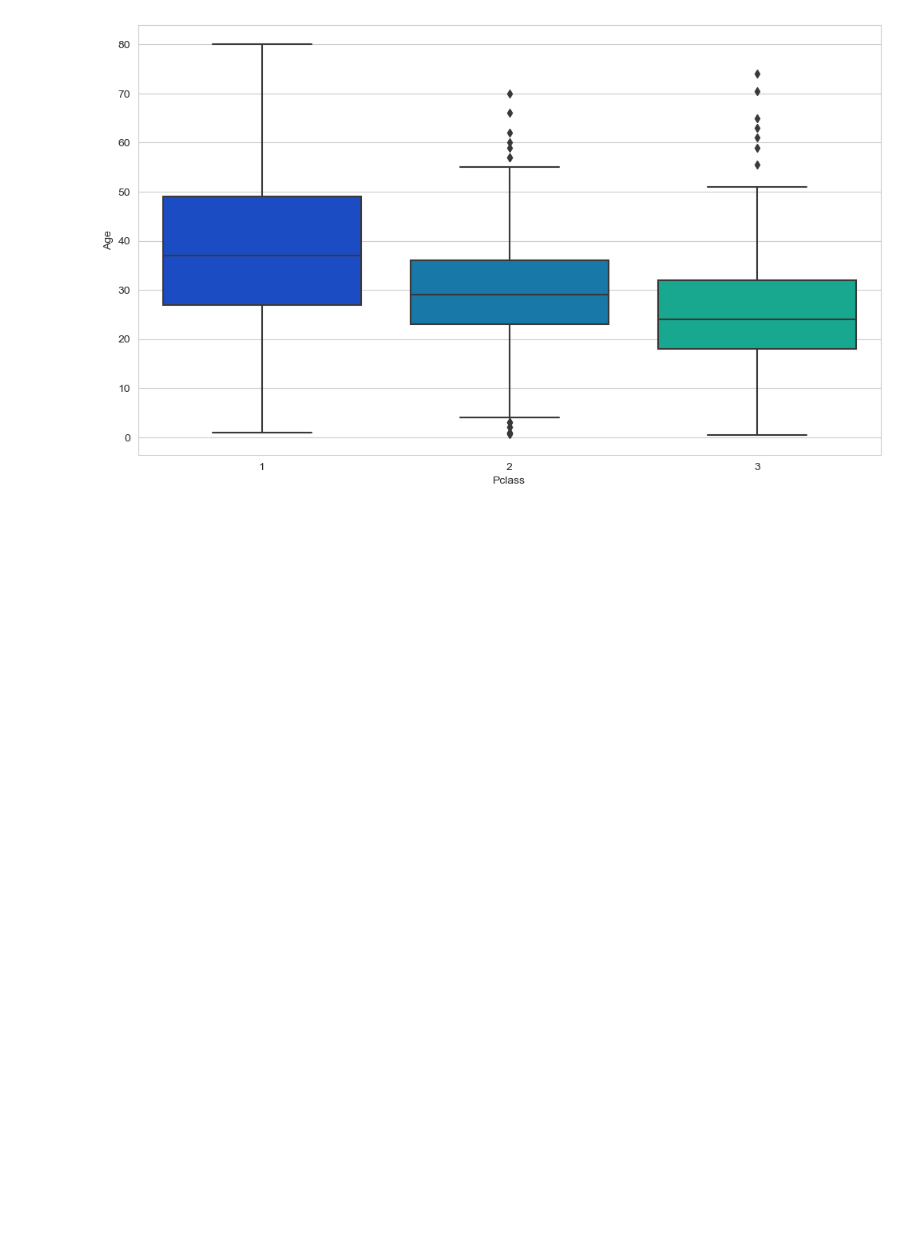
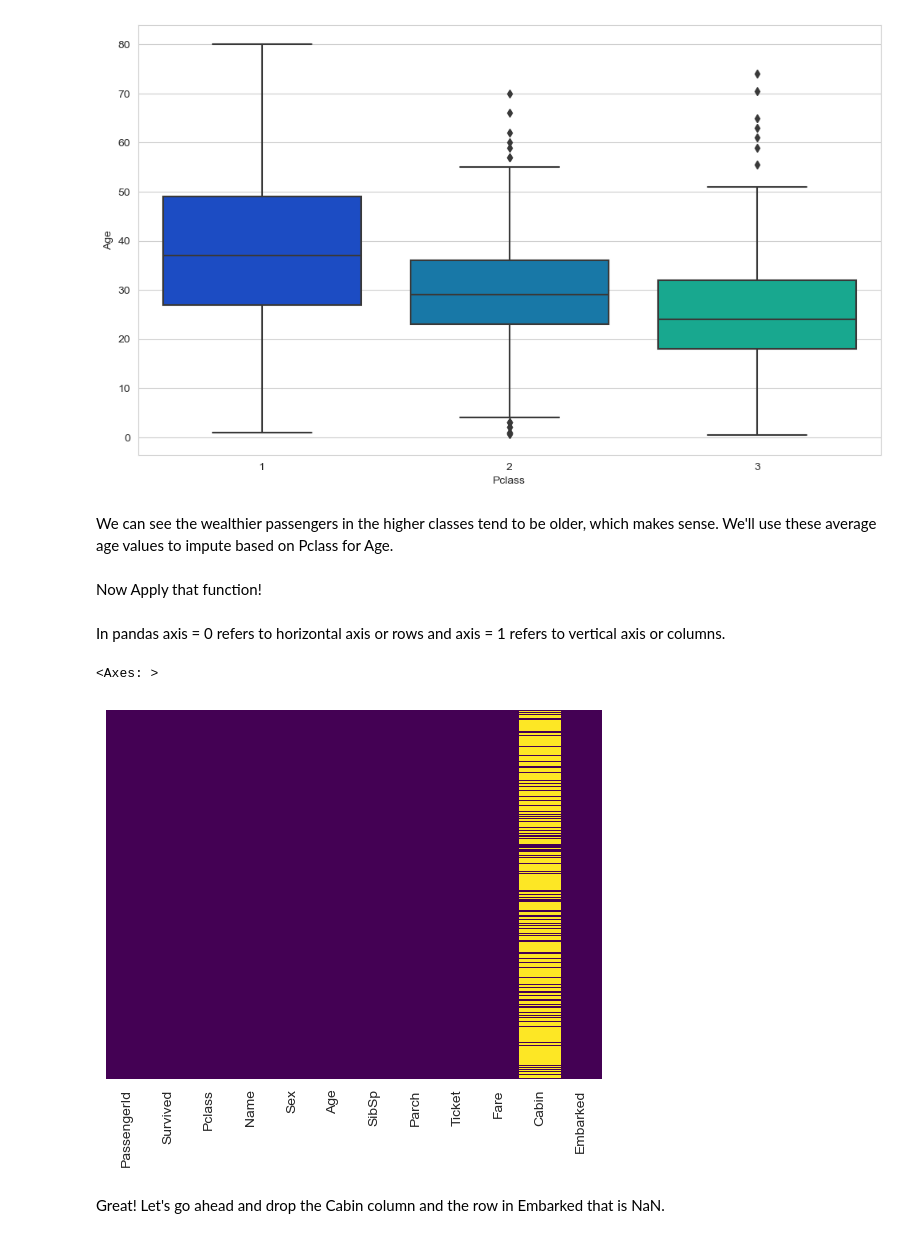
Before and after one commit to Engg-Abhinav/Python-Libraries, a Jupyter notebook: Python_Tutorial_6.ipynb, the cells around one changed output. Saved outputs shown, nothing was run; the diff lists cells and outputs as text; code cells hidden in the pictures; blank space fills up the shorter version.

```diff
--- a/Python_Tutorial_6.ipynb
+++ b/Python_Tutorial_6.ipynb
@@ -136,3 +136,32 @@ sns.boxplot(x='Pclass',y='Age',data=train, palette='winter')
 # %% [output]
 <Axes: xlabel='Pclass', ylabel='Age'>
 [figure]
+# %% [markdown]
+We can see the wealthier passengers in the higher classes tend to be older, which makes sense. We'll use these average age values to impute based on Pclass for Age.
+# %%
+def impute_age(cols):
+    Age=cols[0]
+    Pclass=cols[1]
+
+    if pd.isnull(Age):
+        if Pclass==1:
+            return 37
+        if Pclass==2:
+            return 29
+        if Pclass==3:
+            return 24
+    else:
+        return Age
+# %% [markdown]
+Now Apply that function!
+# %%
+train['Age'] = train[['Age', 'Pclass']].apply(impute_age, axis=1)
+# %% [markdown]
+In pandas axis = 0 refers to horizontal axis or rows and axis = 1 refers to vertical axis or columns.
+# %%
+sns.heatmap(train.isnull(), yticklabels=False, cbar=False, cmap='viridis')
+# %% [output]
+<Axes: >
+[figure, added]
+# %% [markdown]
+Great! Let's go ahead and drop the Cabin column and the row in Embarked that is NaN.
```
Also changed, not shown: parts of 3 cells of this notebook.
